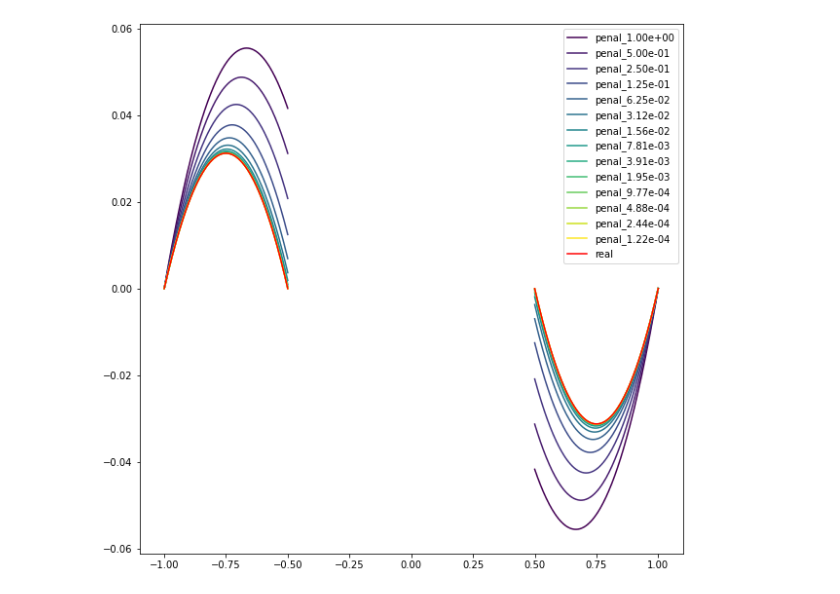
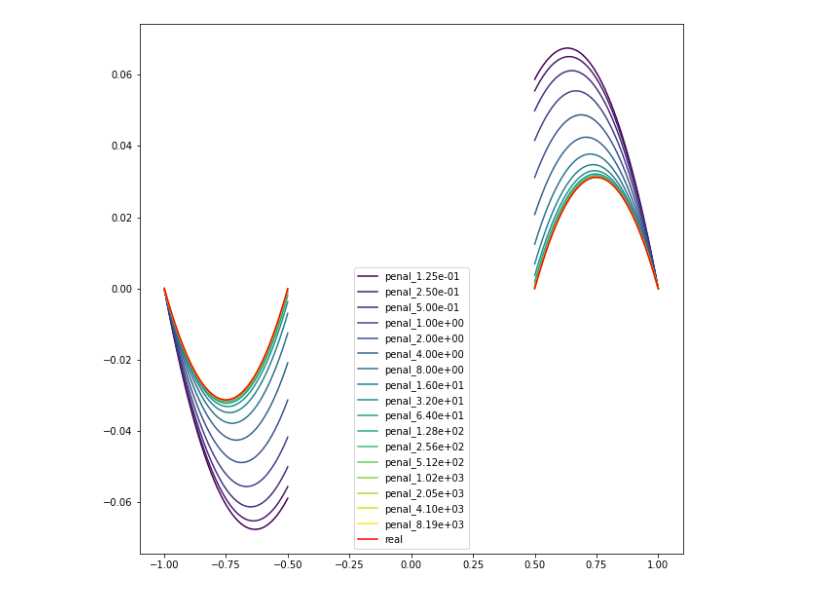
Before and after one commit to KOS-UJ/Spring-Rods-System-Approximation, a Jupyter notebook: experiments/convergence_result.ipynb, the cells around one changed output. Cells and saved outputs as stored; diff of their text form; code cells hidden in the pictures.

Commit message:
extend experiments

```diff
--- a/experiments/convergence_result.ipynb
+++ b/experiments/convergence_result.ipynb
@@ -59,3 +57,6 @@ experiment_setup = experiment_definitions[0]
+# %%
+experiment_idx = 2
+experiment_setup = experiment_definitions[experiment_idx - 1]
 # %%
 model = SpringRodsSystemSetup(
     **model_setup,
@@ -82,0 +78,6 @@ print(inverse_penal_params)
+# %%
+# inverse_penal_params = np.array([1 / (1 << x) for x in range(4, 0, -1)] + [1 << x for x in range(14)])
+
+param_powers = np.arange(3, -14, -1)
+penal_params = np.power(2., param_powers)
+penal_params_labels = [f'$2^{{{q}}}$' for q in param_powers]
@@ -83,28 +94,36 @@ print(inverse_penal_params)
 # %%
-cmap = plt.get_cmap('viridis', inverse_penal_params.size)
+cmap = plt.get_cmap('viridis', penal_params.size)
 # %%
 fig = plt.gcf()
 fig.set_size_inches(10, 10)
 
+displacement = []
+stress = []
 error_norm = []
+spring_ends = []
 
-for idx, inv_penal in tqdm(enumerate(inverse_penal_params)):
-    penalized_model.penalization_const = 1 / inv_penal
+for idx, penal in tqdm(enumerate(penal_params)):
+    penalized_model.penalization_const = penal
     solution = solver()
+
+    displacement.append(solution)
+    stress.append(solver.compute_stresses(solution))
 
     err = tuple(solution[side] - constrained_solution[side] for side in (0, 1))
     error_norm.append(l2_norm(values=err, domain=model.domain))
 
-    plt.plot(penalized_model.domain[0], solution[0], color=cmap(idx), label=f'penal_{1 / inv_penal:.2e}')
+    spring_ends.append((solution[0][-1], solution[1][0]))
+
+    plt.plot(penalized_model.domain[0], solution[0], color=cmap(idx), label=f'penal_{1 / penal:.2e}')
     plt.plot(penalized_model.domain[1], solution[1], color=cmap(idx))
 
 plt.plot(model.domain[0], constrained_solution[0], color='red', label='real')
 plt.plot(model.domain[1], constrained_solution[1], color='red')
 
 plt.legend()
 plt.grid()
 # %% [output]
-[figure, old version]
+[figure, new version]
 # %%
 fig = plt.gcf()
 fig.set_size_inches(10, 8)
```
Also changed, not shown: parts of 7 cells of this notebook.
